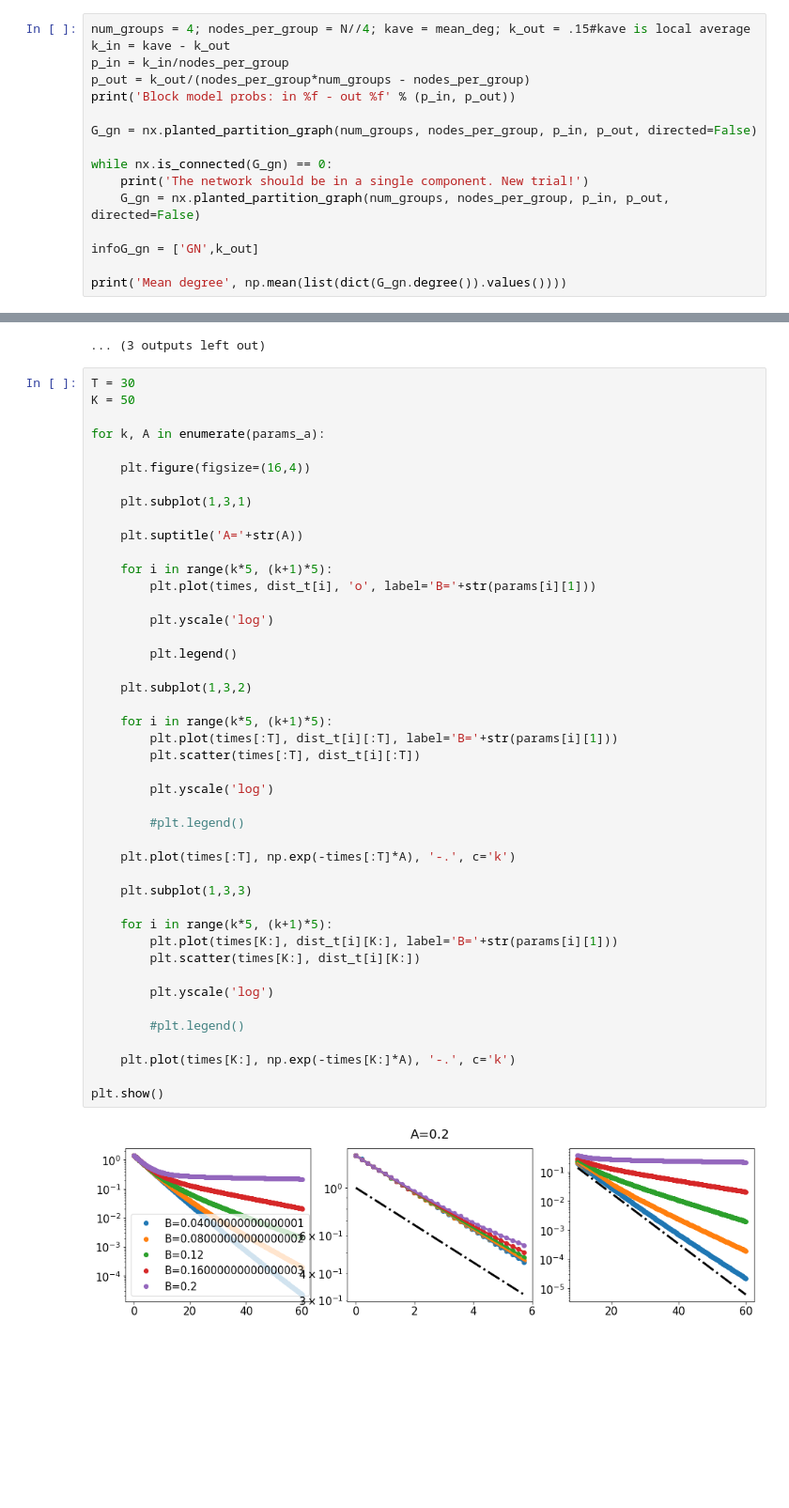
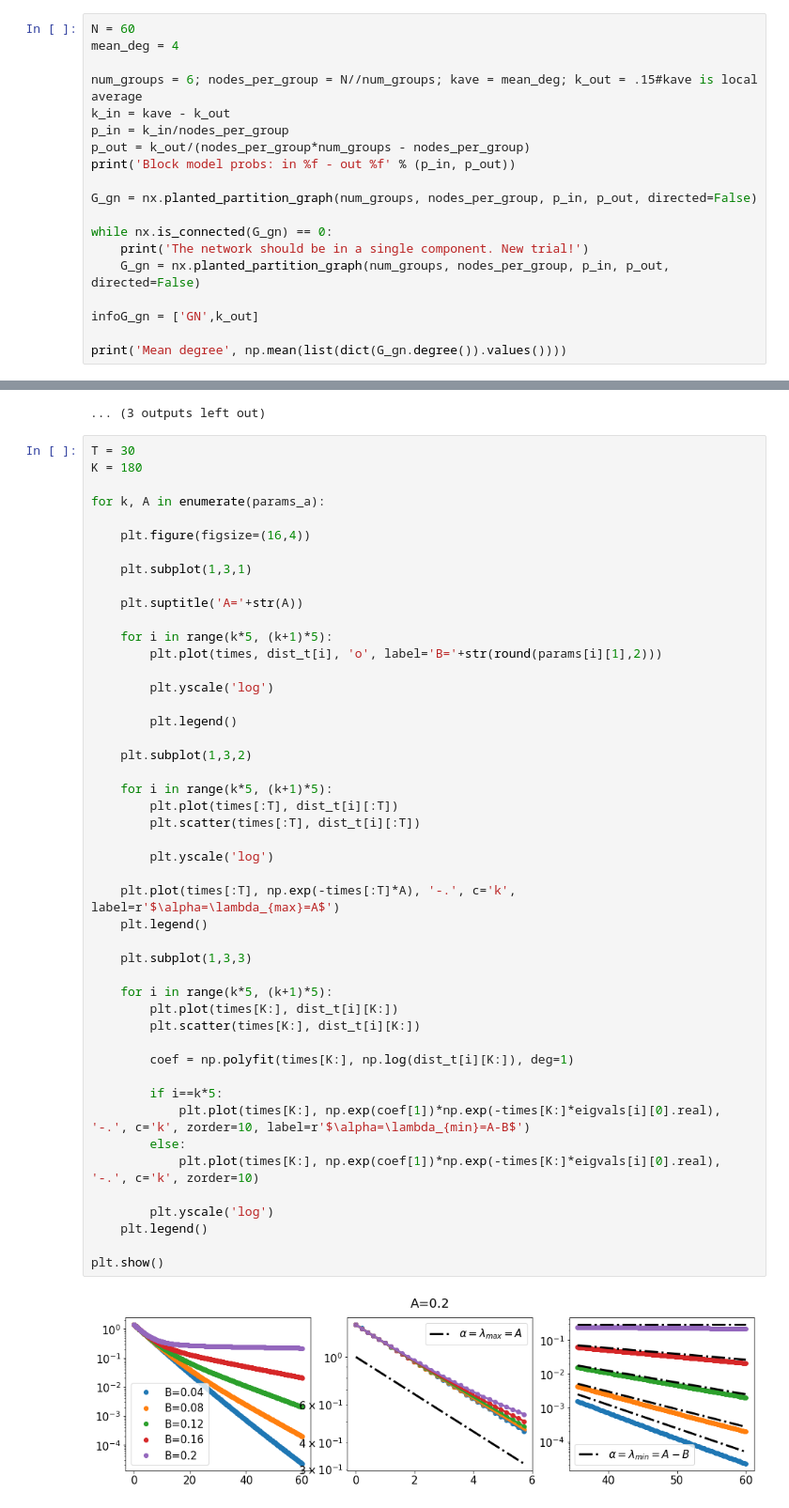
Before and after one commit to gbarzon/jacobian_geometry, a Jupyter notebook: Code_8thJune/Diffusion_stability.ipynb, the cells around one changed output, grey strips where cells are left out. Shown at 94% size. Cells and saved outputs as stored; diff of their text form; blank space fills up the shorter version.

```diff
--- a/Code_8thJune/Diffusion_stability.ipynb
+++ b/Code_8thJune/Diffusion_stability.ipynb
@@ -32,5 +29,8 @@ mean_deg = 8.
 # %%
-num_groups = 4; nodes_per_group = N//4; kave = mean_deg; k_out = .15#kave is local average
+N = 60
+mean_deg = 4
+
+num_groups = 6; nodes_per_group = N//num_groups; kave = mean_deg; k_out = .15#kave is local average
 k_in = kave - k_out
 p_in = k_in/nodes_per_group
 p_out = k_out/(nodes_per_group*num_groups - nodes_per_group)
@@ -207,47 +220,50 @@ plt.show()
 ... (3 outputs left out)
 # %%
 T = 30
-K = 50
+K = 180
 
 for k, A in enumerate(params_a):
 
     plt.figure(figsize=(16,4))
 
     plt.subplot(1,3,1)
 
     plt.suptitle('A='+str(A))
 
     for i in range(k*5, (k+1)*5):
-        plt.plot(times, dist_t[i], 'o', label='B='+str(params[i][1]))
+        plt.plot(times, dist_t[i], 'o', label='B='+str(round(params[i][1],2)))
 
         plt.yscale('log')
 
         plt.legend()
 
     plt.subplot(1,3,2)
 
     for i in range(k*5, (k+1)*5):
-        plt.plot(times[:T], dist_t[i][:T], label='B='+str(params[i][1]))
+        plt.plot(times[:T], dist_t[i][:T])
         plt.scatter(times[:T], dist_t[i][:T])
 
         plt.yscale('log')
 
-        #plt.legend()
-
-    plt.plot(times[:T], np.exp(-times[:T]*A), '-.', c='k')
+    plt.plot(times[:T], np.exp(-times[:T]*A), '-.', c='k', label=r'$\alpha=\lambda_{max}=A$')
+    plt.legend()
 
     plt.subplot(1,3,3)
 
     for i in range(k*5, (k+1)*5):
-        plt.plot(times[K:], dist_t[i][K:], label='B='+str(params[i][1]))
+        plt.plot(times[K:], dist_t[i][K:])
         plt.scatter(times[K:], dist_t[i][K:])
 
+        coef = np.polyfit(times[K:], np.log(dist_t[i][K:]), deg=1)
+
+        if i==k*5:
+            plt.plot(times[K:], np.exp(coef[1])*np.exp(-times[K:]*eigvals[i][0].real), '-.', c='k', zorder=10, label=r'$\alpha=\lambda_{min}=A-B$')
+        else:
+            plt.plot(times[K:], np.exp(coef[1])*np.exp(-times[K:]*eigvals[i][0].real), '-.', c='k', zorder=10)
+
         plt.yscale('log')
-
-        #plt.legend()
-
-    plt.plot(times[K:], np.exp(-times[K:]*A), '-.', c='k')
+    plt.legend()
 
 plt.show()
 # %% [output]
-[figure, old version]
+[figure, new version]
```
Also changed, not shown: parts of 10 cells of this notebook, 1 other file.
